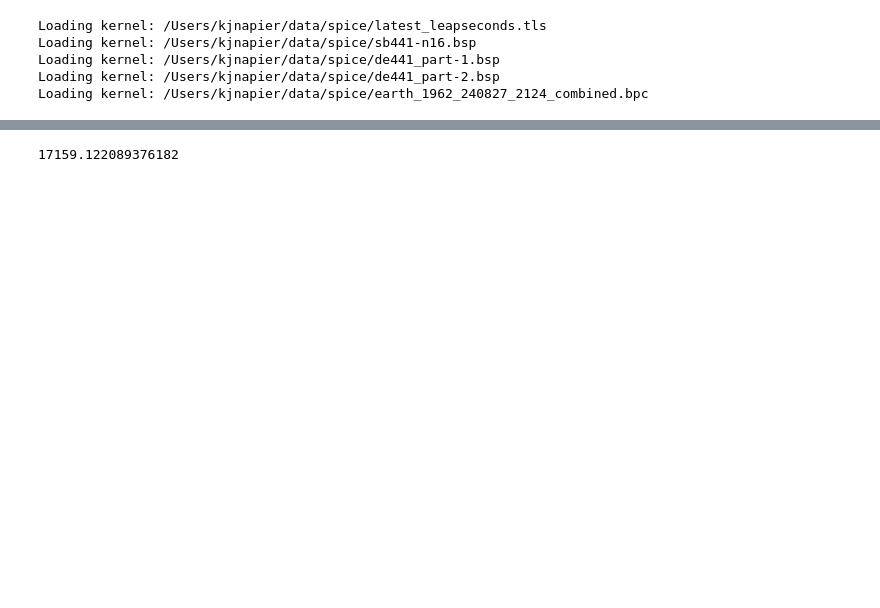
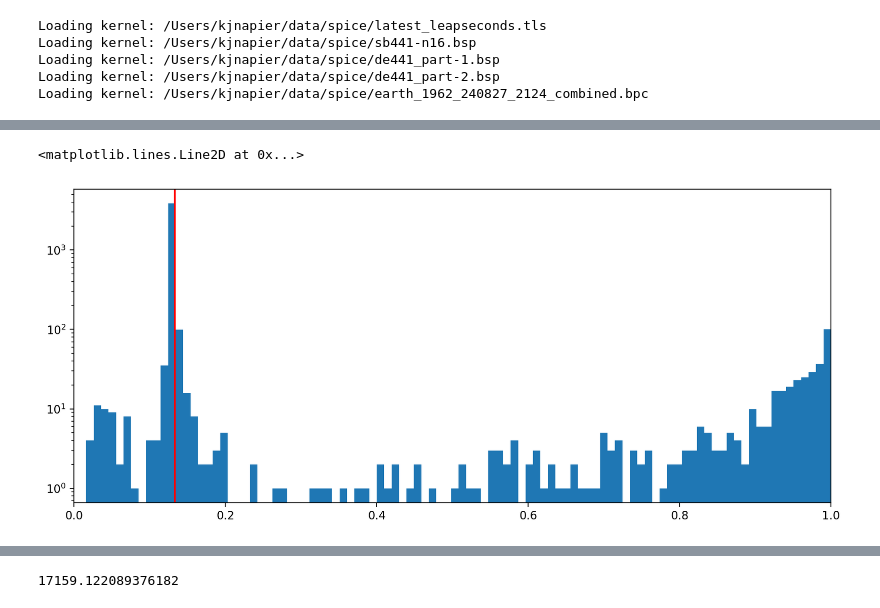
Before and after one commit to kjnapier/spacerocks, a Jupyter notebook: notebooks/examples/example-005.ipynb, the cells around one changed output, grey strips where cells are left out. Saved outputs shown, nothing was run; the diff lists cells and outputs as text; code cells hidden in the pictures; blank space fills up the shorter version.

```diff
--- a/notebooks/examples/example-005.ipynb
+++ b/notebooks/examples/example-005.ipynb
@@ -89,0 +102,10 @@ rocks
+# %%
+fig, ax = plt.subplots(figsize=(12, 5))
+_ = ax.hist(eccentricities, bins=100)
+ax.set_yscale('log')
+ax.set_xlim([0, 1])
+ax.axvline(rock.e(), color='red')
+#ax.set_xscale('log')
+# %% [output]
+<matplotlib.lines.Line2D at 0x...>
+[figure, added]
```
Also changed, not shown: parts of 10 cells of this notebook, 8 other files.
